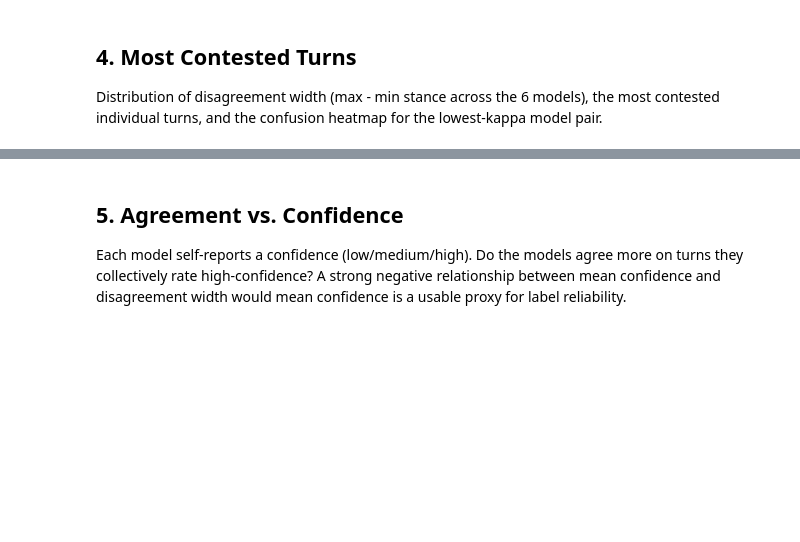
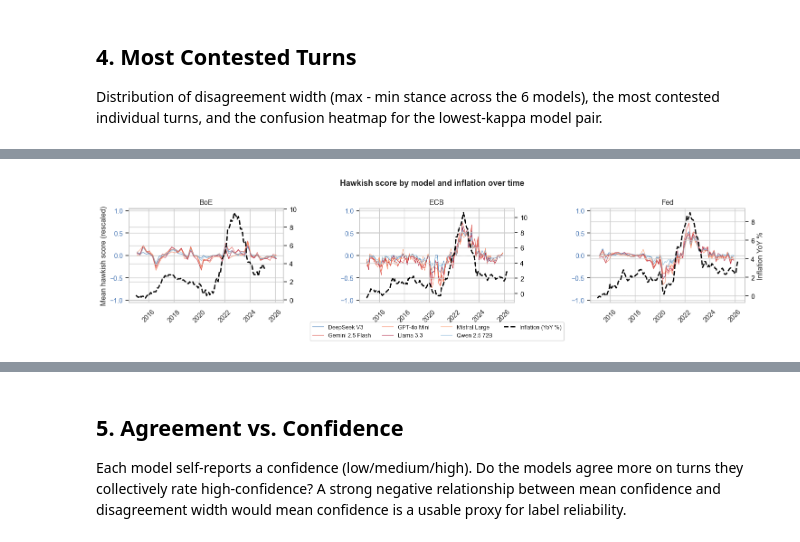
Before and after one commit to ericGutierrezM/central-bank-spillovers, a Jupyter notebook: notebooks/6.1_llm_agreement.ipynb, the cells around one changed output, grey strips where cells are left out. Cells and saved outputs as stored; diff of their text form; code cells hidden in the pictures; blank space fills up the shorter version.

```diff
--- a/notebooks/6.1_llm_agreement.ipynb
+++ b/notebooks/6.1_llm_agreement.ipynb
@@ -852,0 +980,84 @@ plt.show()
+# %%
+import matplotlib.ticker as mticker
+
+# Load and compute YoY inflation for each bank
+def load_yoy(path, bank_label):
+    df = pd.read_csv(path)
+    df["date_dt"] = pd.to_datetime(df["Observation_Month"])
+    df = df.sort_values("date_dt").reset_index(drop=True)
+    df["yoy"] = df["Current_Value"].pct_change(12) * 100  # Current_Value not Initial_Value
+    df["bank"] = bank_label
+    return df[["bank", "date_dt", "yoy"]].dropna()
+
+
+infl = pd.concat([
+    load_yoy(r"../data/controls/us_cpi_vintages.csv",  "Fed"),
+    load_yoy(r"../data/controls/uk_cpi_vintages.csv",  "BoE"),
+    load_yoy(r"../data/controls/ez_hicp_vintages.csv", "ECB"),
+], ignore_index=True)
+
+# Recompute ts_hawk rescaled to [-1, 1]
+HEAVY_NEUTRAL = ["deepseekv3", "qwen25_72b"]
+MODEL_COLORS = {
+    "deepseekv3":      "#2166ac",
+    "qwen25_72b":      "#74add1",
+    "gemini25flash":   "#d73027",
+    "gpt-4o":          "#f46d43",
+    "llama33":         "#a50026",
+    "mistrallarge_or": "#fc8d59",
+}
+
+ts_hawk = (
+    raw.groupby(["bank", "date_dt", "model_key"])["hawk_score"]
+    .mean()
+    .reset_index()
+)
+ts_hawk["hawk_score"] = ts_hawk["hawk_score"] / 2
+
+fig, axes = plt.subplots(1, 3, figsize=(15, 4))
+
+for ax, bank in zip(axes, BANKS):
+    ax2 = ax.twinx()
+
+    # Per-model hawkish scores
+    for model in MODELS:
+        sub = ts_hawk[(ts_hawk["bank"] == bank) & (ts_hawk["model_key"] == model)].sort_values("date_dt")
+        ax.plot(sub["date_dt"], sub["hawk_score"],
+                color=MODEL_COLORS[model], linewidth=0.9, alpha=0.7,
+                label=MODEL_LABELS[model])
+
+    # Inflation on right axis
+    infl_sub = infl[infl["bank"] == bank].sort_values("date_dt")
+    ax2.plot(infl_sub["date_dt"], infl_sub["yoy"],
+             color="black", linewidth=2.0, linestyle="--", label="Inflation (YoY %)", zorder=5)
+
+    ax.axhline(0, color="grey", linewidth=0.6, linestyle=":", alpha=0.4)
+    ax2.axhline(0, color="grey", linewidth=0.4, linestyle=":", alpha=0.3)
+
+    ax.set_title(bank)
+    ax.set_ylim(-1.05, 1.05)
+    ax.yaxis.set_major_locator(mticker.MultipleLocator(0.5))
+    ax.tick_params(axis="y", labelcolor="#4575b4")
+
+    ax2.set_ylabel("Inflation YoY %" if bank == "Fed" else "")
+    ax2.tick_params(axis="y", labelcolor="black")
+
+    ax.xaxis.set_major_locator(mdates.YearLocator(2))
+    ax.xaxis.set_major_formatter(mdates.DateFormatter("%Y"))
+    plt.setp(ax.xaxis.get_majorticklabels(), rotation=45)
+
+axes[0].set_ylabel("Mean hawkish score (rescaled)")
+
+# Combined legend in middle panel
+lines1, labels1 = axes[1].get_legend_handles_labels()
+ax2_mid = axes[1].get_shared_x_axes()
+lines2 = [plt.Line2D([0], [0], color="black", linewidth=2, linestyle="--")]
+labels2 = ["Inflation (YoY %)"]
+axes[1].legend(lines1 + lines2, labels1 + labels2,
+               loc="upper center", bbox_to_anchor=(0.5, -0.18), ncol=4, fontsize=9)
+
+fig.suptitle("Hawkish score by model and inflation over time", fontsize=13, fontweight="bold")
+plt.tight_layout()
+plt.show()
+# %% [output]
+[figure, added]
```
Also changed, not shown: parts of 16 cells of this notebook.
